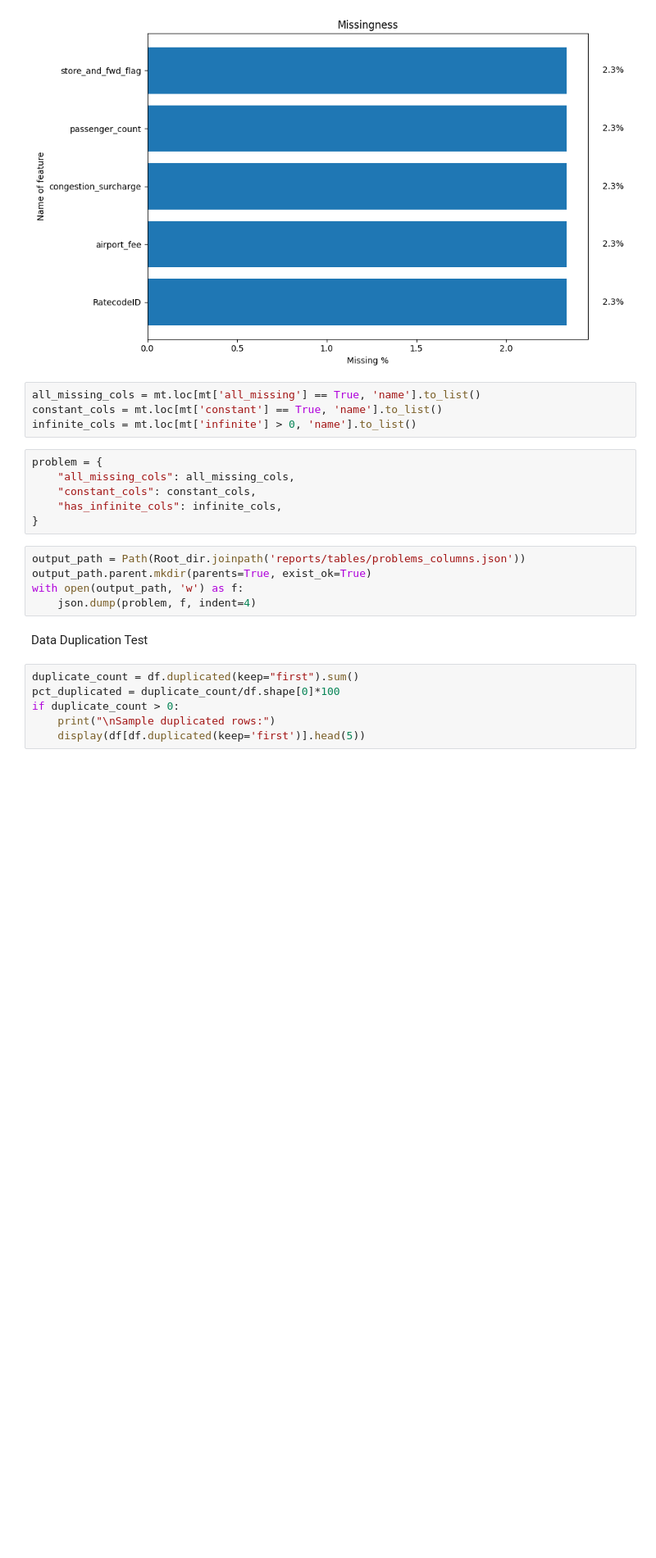
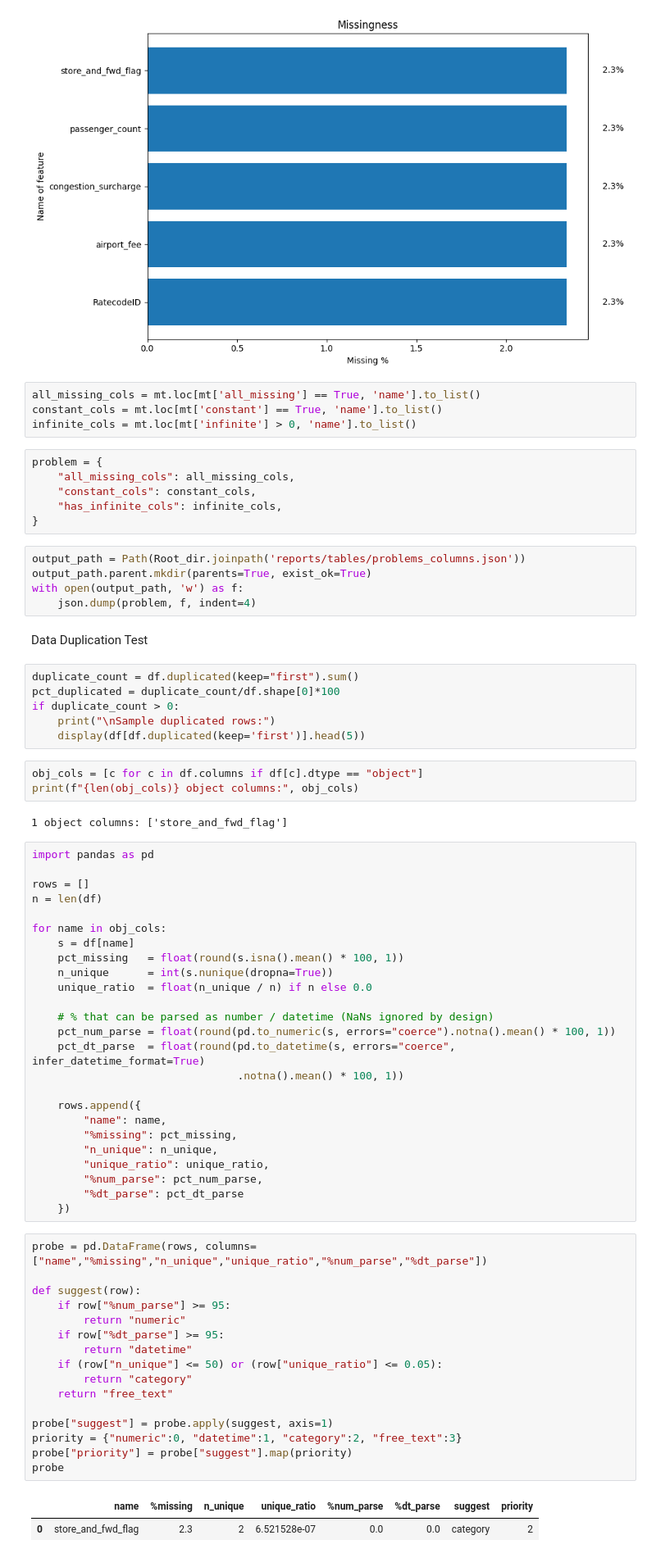
Before and after one commit to Jagnick0p/EDA, a Jupyter notebook: notebooks/01_data_quality.ipynb, the cells around one changed output. Shown: that part at 82% size. Saved outputs shown, nothing was run; the diff lists cells and outputs as text; blank space fills up the shorter version.

```diff
--- a/notebooks/01_data_quality.ipynb
+++ b/notebooks/01_data_quality.ipynb
@@ -85,3 +85,52 @@ pct_duplicated = duplicate_count/df.shape[0]*100
 if duplicate_count > 0:
     print("\nSample duplicated rows:")
     display(df[df.duplicated(keep='first')].head(5))
+# %%
+obj_cols = [c for c in df.columns if df[c].dtype == "object"]
+print(f"{len(obj_cols)} object columns:", obj_cols)
+# %% [output]
+1 object columns: ['store_and_fwd_flag']
+# %%
+import pandas as pd
+
+rows = []
+n = len(df)
+
+for name in obj_cols:
+    s = df[name]
+    pct_missing   = float(round(s.isna().mean() * 100, 1))
+    n_unique      = int(s.nunique(dropna=True))
+    unique_ratio  = float(n_unique / n) if n else 0.0
+
+    # % that can be parsed as number / datetime (NaNs ignored by design)
+    pct_num_parse = float(round(pd.to_numeric(s, errors="coerce").notna().mean() * 100, 1))
+    pct_dt_parse  = float(round(pd.to_datetime(s, errors="coerce", infer_datetime_format=True)
+                                .notna().mean() * 100, 1))
+
+    rows.append({
+        "name": name,
+        "%missing": pct_missing,
+        "n_unique": n_unique,
+        "unique_ratio": unique_ratio,
+        "%num_parse": pct_num_parse,
+        "%dt_parse": pct_dt_parse
+    })
+# %%
+probe = pd.DataFrame(rows, columns=["name","%missing","n_unique","unique_ratio","%num_parse","%dt_parse"])
+
+def suggest(row):
+    if row["%num_parse"] >= 95:
+        return "numeric"
+    if row["%dt_parse"] >= 95:
+        return "datetime"
+    if (row["n_unique"] <= 50) or (row["unique_ratio"] <= 0.05):
+        return "category"
+    return "free_text"
+
+probe["suggest"] = probe.apply(suggest, axis=1)
+priority = {"numeric":0, "datetime":1, "category":2, "free_text":3}
+probe["priority"] = probe["suggest"].map(priority)
+probe
+# %% [output]
+|  | name | %missing | n_unique | unique_ratio | %num_parse | %dt_parse | suggest | priority |
+| 0 | store_and_fwd_flag | 2.3 | 2 | 6.521528e-07 | 0.0 | 0.0 | category | 2 |
```
Also changed, not shown: parts of 4 cells of this notebook, 1 other file.
